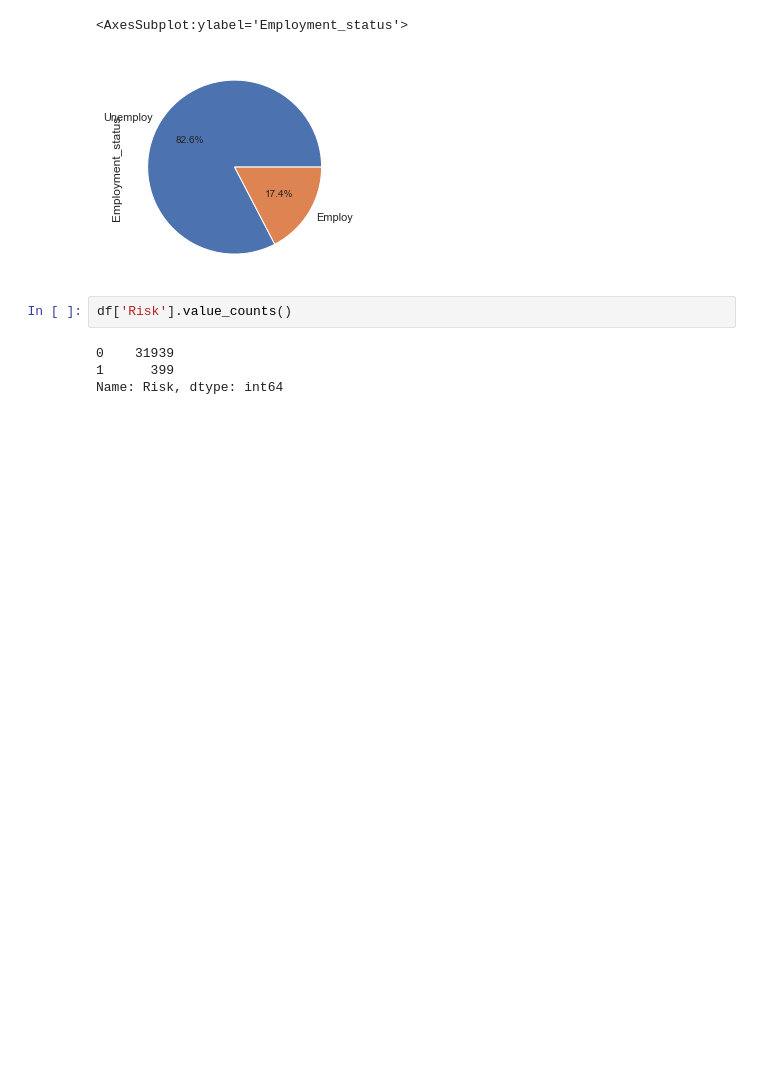
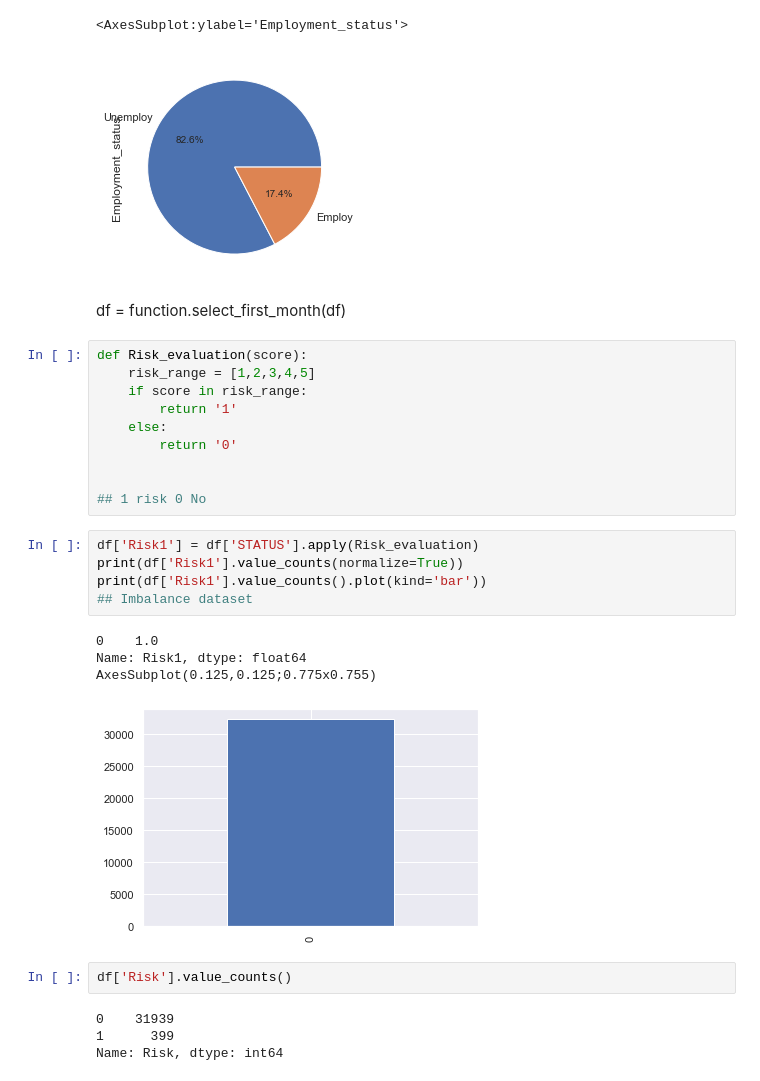
Before and after one commit to supavitkod/Credit, a Jupyter notebook: Credit analysis.ipynb, the cells around one changed output. Drawn from its saved outputs; the diff is of its cells as text; blank space fills up the shorter version.

```diff
--- a/Credit analysis.ipynb
+++ b/Credit analysis.ipynb
@@ -593,6 +593,28 @@ df['Employment_status'].value_counts().plot(kind="pie",autopct="%.1f%%",labels=[
 # %% [output]
 <AxesSubplot:ylabel='Employment_status'>
 [figure]
+# %% [markdown]
+df = function.select_first_month(df)
+# %%
+def Risk_evaluation(score):
+    risk_range = [1,2,3,4,5]
+    if score in risk_range:
+        return '1'
+    else:
+        return '0'
+
+
+## 1 risk 0 No
+# %%
+df['Risk1'] = df['STATUS'].apply(Risk_evaluation)
+print(df['Risk1'].value_counts(normalize=True))
+print(df['Risk1'].value_counts().plot(kind='bar'))
+## Imbalance dataset
+# %% [output]
+0    1.0
+Name: Risk1, dtype: float64
+AxesSubplot(0.125,0.125;0.775x0.755)
+[figure, added]
 # %%
 df['Risk'].value_counts()
 # %% [output]
```
Also changed, not shown: parts of 41 cells of this notebook, 9 other files.
